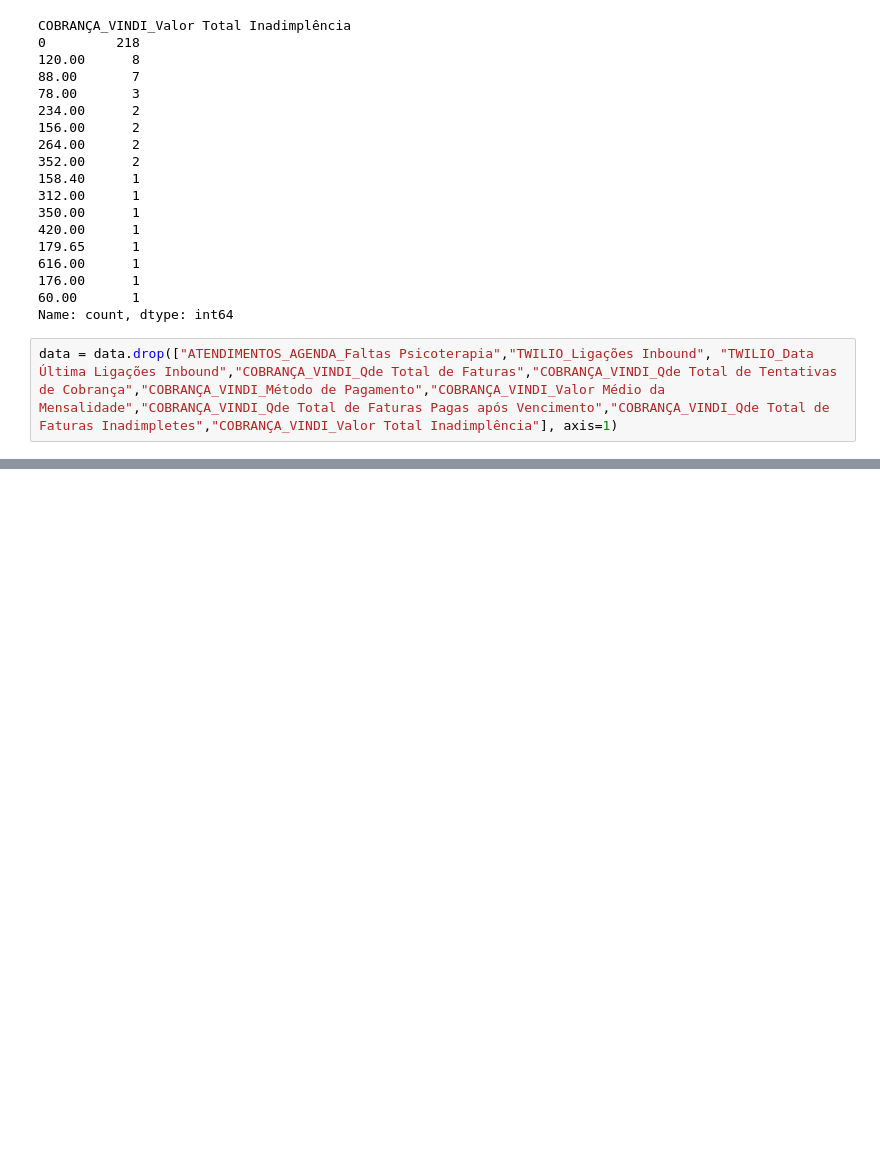
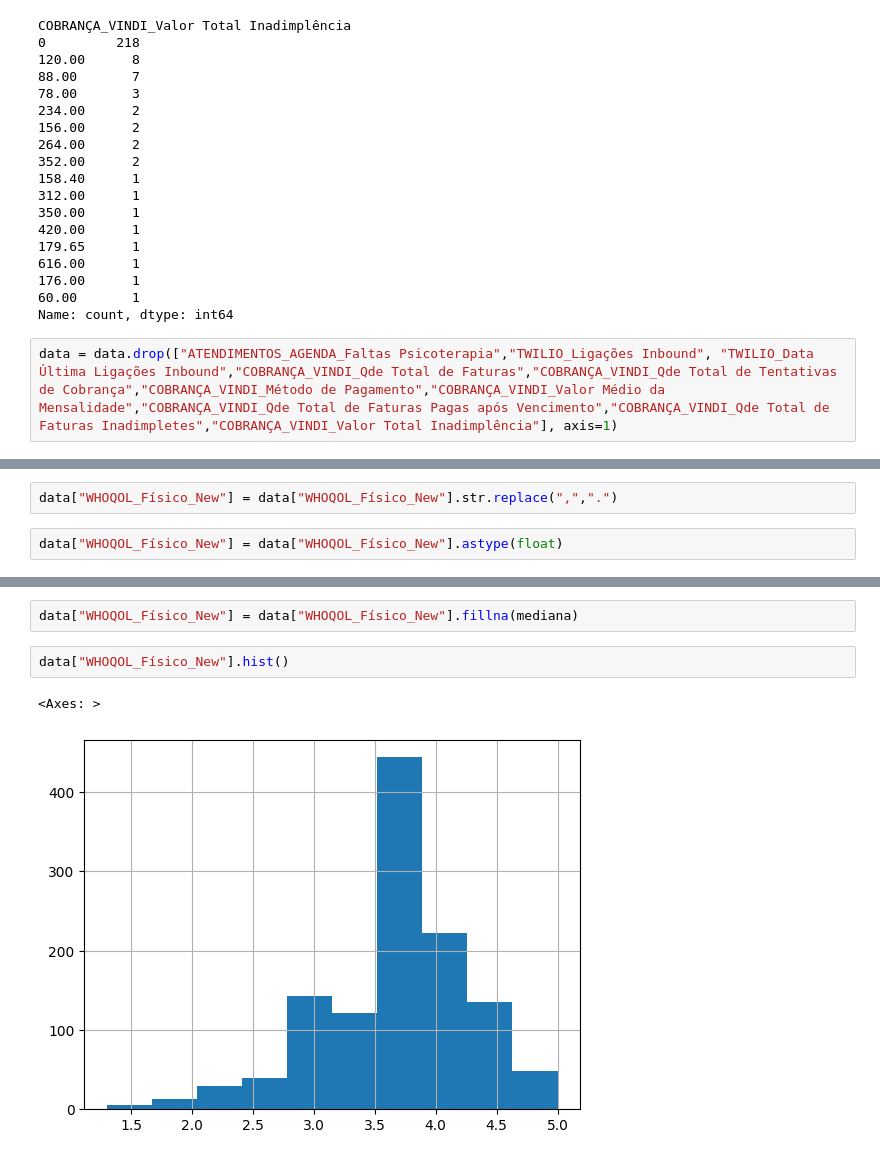
Before and after one commit to alessitomas/streamlit-deploy, a Jupyter notebook: src/notebooks/02_preprocessing.ipynb, the cells around one changed output, grey strips where cells are left out. Cells and saved outputs as stored; diff of their text form; blank space fills up the shorter version.

```diff
--- a/src/notebooks/02_preprocessing.ipynb
+++ b/src/notebooks/02_preprocessing.ipynb
@@ -248,0 +391,4 @@ data = data.drop(["ATENDIMENTOS_AGENDA_Faltas Psicoterapia","TWILIO_Ligações I
+# %%
+data["WHOQOL_Físico_New"] = data["WHOQOL_Físico_New"].str.replace(",",".")
+# %%
+data["WHOQOL_Físico_New"] = data["WHOQOL_Físico_New"].astype(float)
@@ -248,0 +400,7 @@ data = data.drop(["ATENDIMENTOS_AGENDA_Faltas Psicoterapia","TWILIO_Ligações I
+# %%
+data["WHOQOL_Físico_New"] = data["WHOQOL_Físico_New"].fillna(mediana)
+# %%
+data["WHOQOL_Físico_New"].hist()
+# %% [output]
+<Axes: >
+[figure, added]
```
Also changed, not shown: parts of 18 cells of this notebook, 1 other file.
